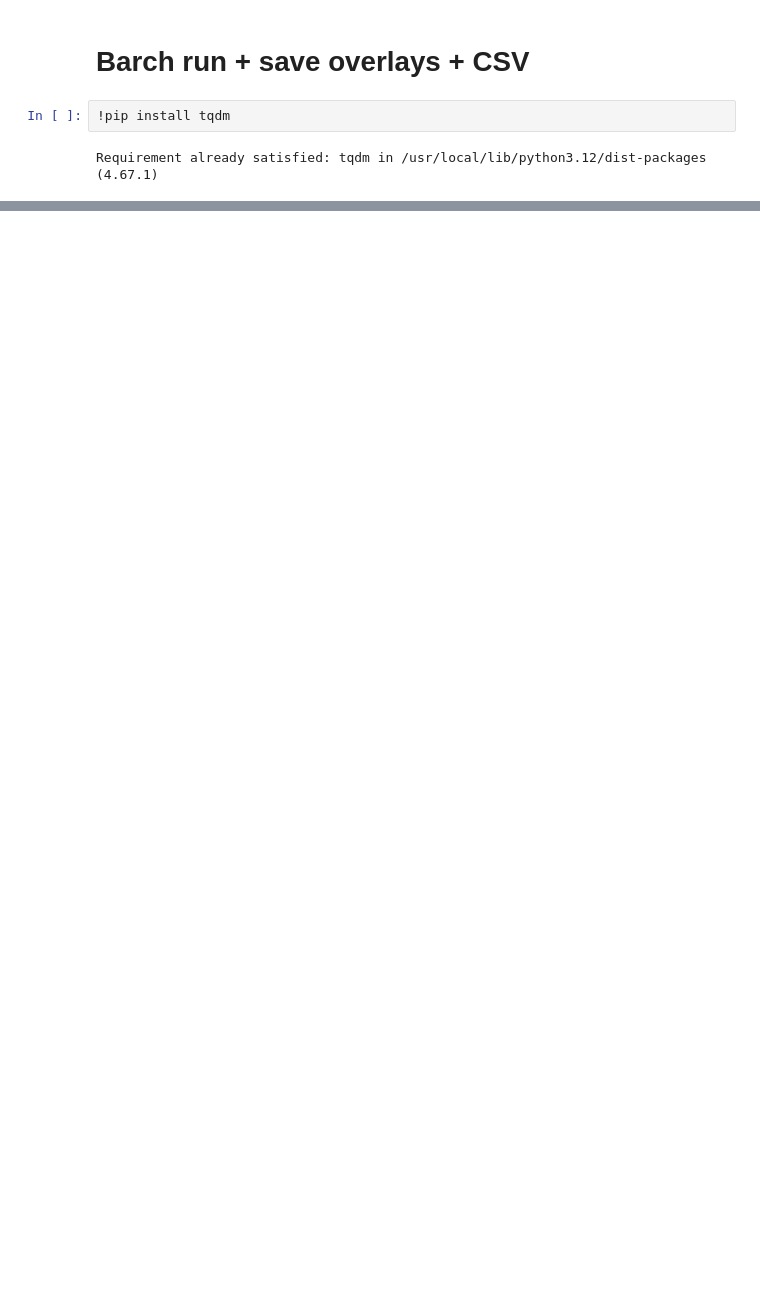
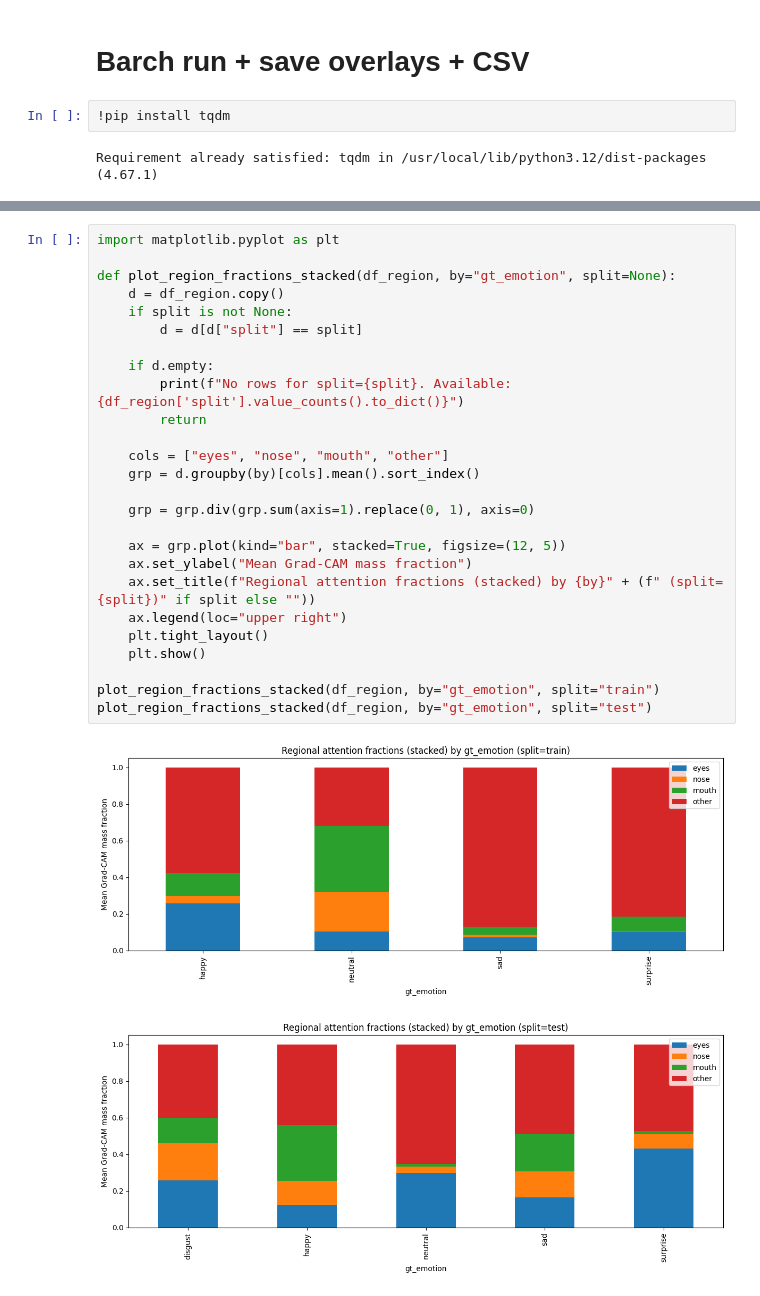
Before and after one commit to hassen8/emotion_recognition_bias_auditing, a Jupyter notebook: notebooks/EmotiEffLib_GRAD_CAM.ipynb, the cells around one changed output, grey strips where cells are left out. Saved outputs shown, nothing was run; the diff lists cells and outputs as text; blank space fills up the shorter version.

```diff
--- a/notebooks/EmotiEffLib_GRAD_CAM.ipynb
+++ b/notebooks/EmotiEffLib_GRAD_CAM.ipynb
@@ -383,0 +588,29 @@ OK overlays: 20
+# %%
+import matplotlib.pyplot as plt
+
+def plot_region_fractions_stacked(df_region, by="gt_emotion", split=None):
+    d = df_region.copy()
+    if split is not None:
+        d = d[d["split"] == split]
+
+    if d.empty:
+        print(f"No rows for split={split}. Available: {df_region['split'].value_counts().to_dict()}")
+        return
+
+    cols = ["eyes", "nose", "mouth", "other"]
+    grp = d.groupby(by)[cols].mean().sort_index()
+
+    grp = grp.div(grp.sum(axis=1).replace(0, 1), axis=0)
+
+    ax = grp.plot(kind="bar", stacked=True, figsize=(12, 5))
+    ax.set_ylabel("Mean Grad-CAM mass fraction")
+    ax.set_title(f"Regional attention fractions (stacked) by {by}" + (f" (split={split})" if split else ""))
+    ax.legend(loc="upper right")
+    plt.tight_layout()
+    plt.show()
+
+plot_region_fractions_stacked(df_region, by="gt_emotion", split="train")
+plot_region_fractions_stacked(df_region, by="gt_emotion", split="test")
+# %% [output]
+[figure, added]
+[figure, added]
```
Also changed, not shown: parts of 24 cells of this notebook.
